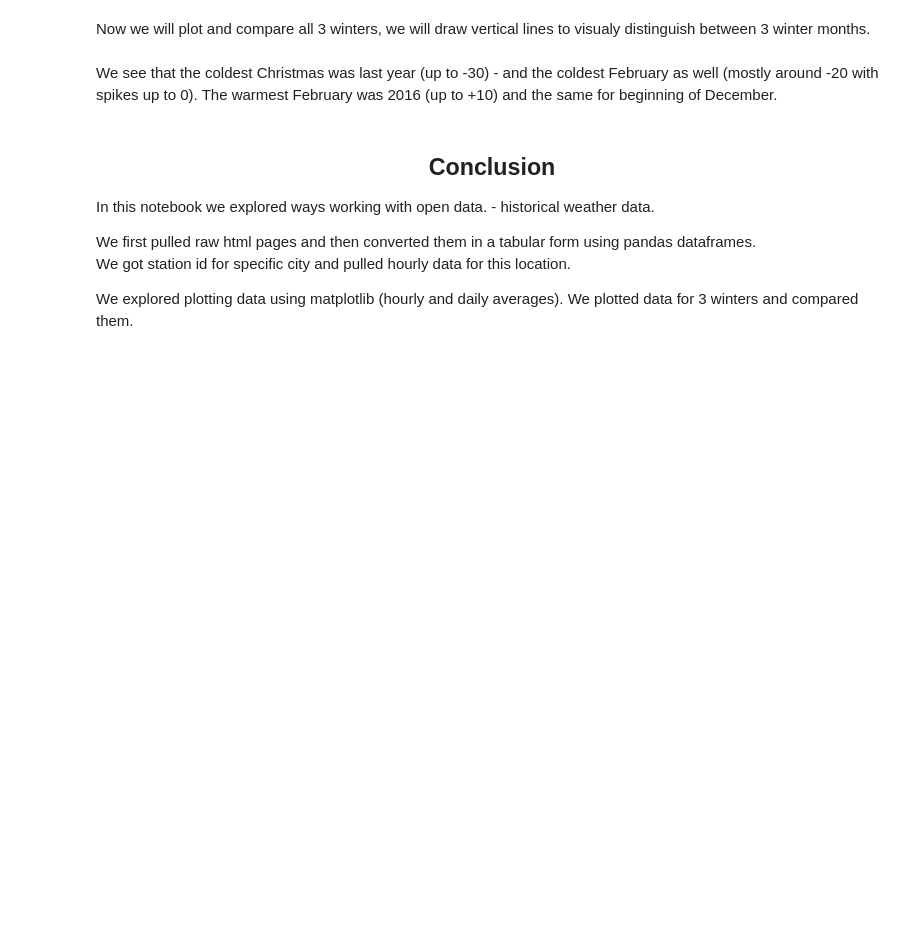
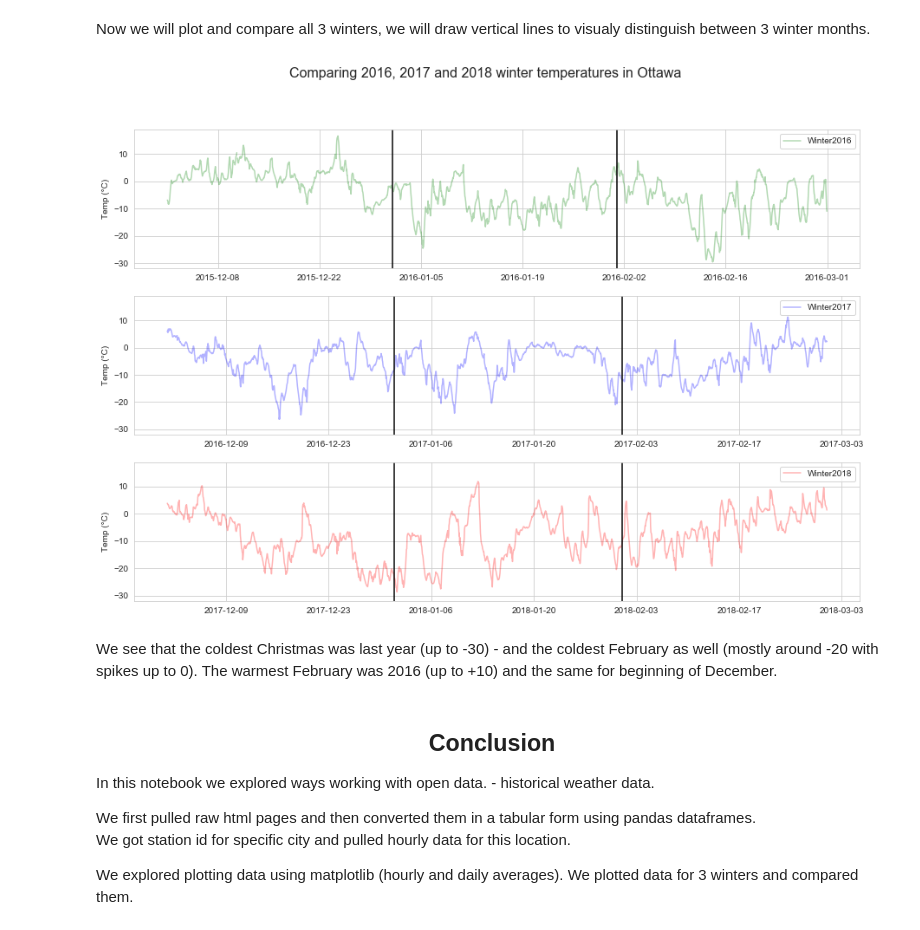
Before and after one commit to callysto/getting-started, a Jupyter notebook: OpenDataExamples/Climate_Weather_Historical_Data_workshop.ipynb, the cells around one changed output. Drawn from its saved outputs; the diff is of its cells as text; code cells hidden in the pictures; blank space fills up the shorter version.

```diff
--- a/OpenDataExamples/Climate_Weather_Historical_Data_workshop.ipynb
+++ b/OpenDataExamples/Climate_Weather_Historical_Data_workshop.ipynb
@@ -119,31 +181,33 @@ plt.show()
 Now we will plot and compare all 3 winters, we will draw vertical lines to visualy distinguish between 3 winter months.
 # %%
 fig = plt.figure(figsize=(15,10))
-fig.suptitle("Comparing 2016, 2017 and 2018 winter temperatures in Regina",fontsize=16)
+fig.suptitle("Comparing 2016, 2017 and 2018 winter temperatures in Ottawa",fontsize=16)
 
 ### Set up a plot with subplots (rows, columns, active plot)
 ax1 = plt.subplot(311)
 plt.plot(winter_2016['Date/Time'], winter_2016['Temp (°C)'],'g', alpha=0.3,label='Winter2016')
 plt.axvline(datetime(2016, 1, 1),color='k')      # January 1st vertical line
 plt.axvline(datetime(2016, 2, 1),color='k')      # February 1st vertical line
 plt.ylabel('Temp (°C)')
 plt.legend()
 
 ax2 = plt.subplot(312, sharey=ax1)
 plt.plot(winter_2017['Date/Time'], winter_2017['Temp (°C)'],'b', alpha=0.3,label='Winter2017')
 plt.axvline(datetime(2017, 1, 1),color='k')      # January 1st vertical line
 plt.axvline(datetime(2017, 2, 1),color='k')      # February 1st vertical line
 plt.ylabel('Temp (°C)')
 plt.legend()
 
 ax3 = plt.subplot(313, sharey=ax1)
 plt.plot(winter_2018['Date/Time'], winter_2018['Temp (°C)'],'r', alpha=0.3,label='Winter2018')
 plt.axvline(datetime(2018, 1, 1),color='k')       # January 1st vertical line
 plt.axvline(datetime(2018, 2, 1),color='k')       # February 1st vertical line
 plt.ylabel('Temp (°C)')
 plt.legend()
 
 plt.show()
+# %% [output]
+[figure, added]
 # %% [markdown]
 We see that the coldest Christmas was last year  (up to -30) - and the coldest February as well (mostly around -20 with spikes up to 0).
 The warmest February was 2016 (up to +10) and the same for beginning of December.
```
Also changed, not shown: parts of 15 cells of this notebook, 2 other files.
